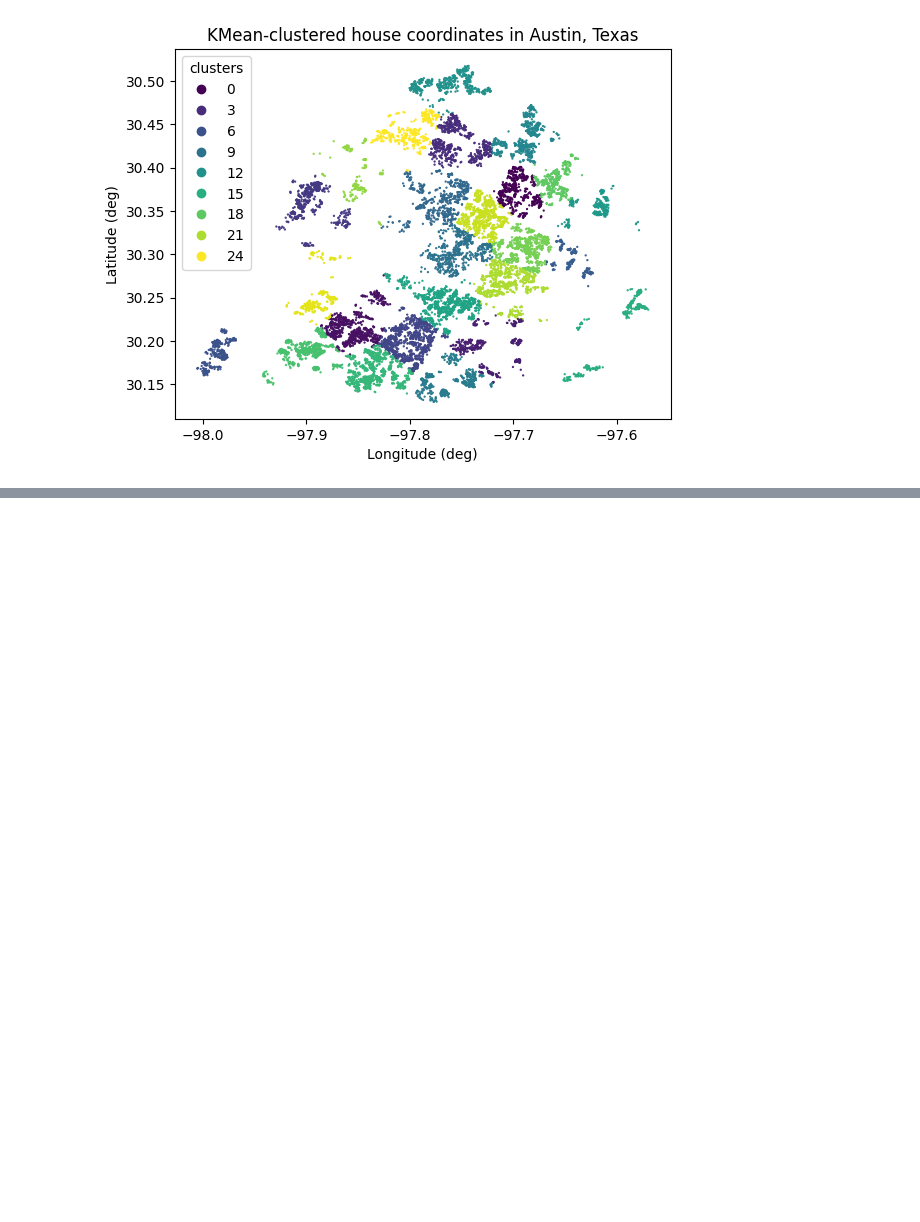
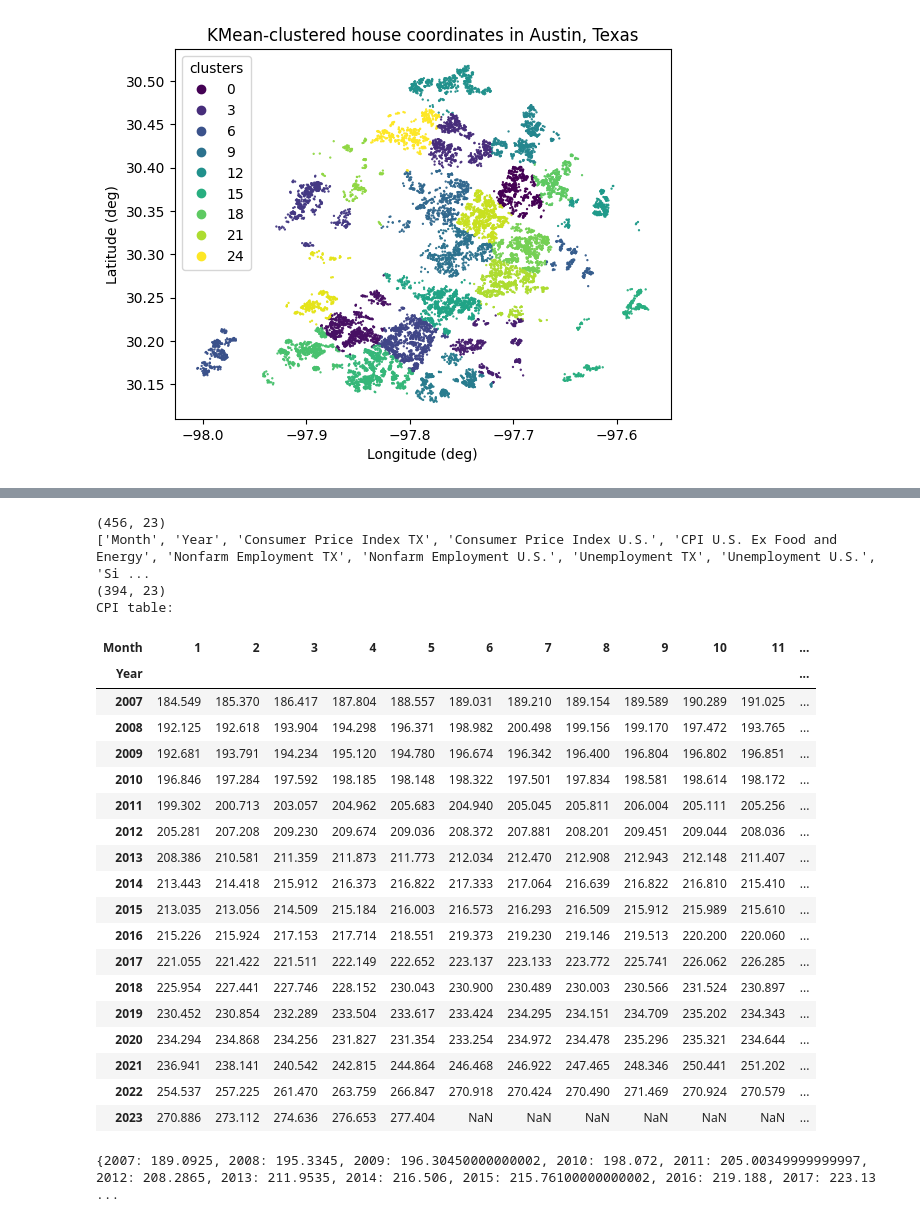
Before and after one commit to catherinechia/deeplearning-multimodal-neural-network, a Jupyter notebook: src/preprocessing_tabular.ipynb, the cells around one changed output, grey strips where cells are left out. Drawn from its saved outputs; the diff is of its cells as text; code cells hidden in the pictures; blank space fills up the shorter version.

```diff
--- a/src/preprocessing.ipynb
+++ b/src/preprocessing_tabular.ipynb
@@ -228,0 +246,65 @@ https://data.austintexas.gov/browse
+# %%
+#Import tabular dataset and a brief inspection
+df_CPI = pd.read_csv('data/key_economic_indicators.csv')
+print(df_CPI.shape)
+print(list(df_CPI.columns), )
+
+#Dropna for empty CPI rows
+df_CPI = df_CPI.dropna(subset=['Consumer Price Index TX'], axis=0)
+print(df_CPI.shape)
+
+#Pivot table to get average CPI per year
+df_CPI_pivot = pd.pivot_table(df_CPI, values='Consumer Price Index TX', index=['Year'], columns=['Month'])
+
+#Inspect CPI table
+print("CPI table:")
+df_CPI_pivot
+# %% [output]
+(456, 23)
+['Month', 'Year', 'Consumer Price Index TX', 'Consumer Price Index U.S.', 'CPI U.S. Ex Food and Energy', 'Nonfarm Employment TX', 'Nonfarm Employment U.S.', 'Unemployment TX', 'Unemployment U.S.', 'Si ...
+(394, 23)
+CPI table:
+| Month | 1 | 2 | 3 | 4 | 5 | 6 | 7 | 8 | 9 | 10 | 11 | ... |
+| Year |  |  |  |  |  |  |  |  |  |  |  | ... |
+| 2007 | 184.549 | 185.370 | 186.417 | 187.804 | 188.557 | 189.031 | 189.210 | 189.154 | 189.589 | 190.289 | 191.025 | ... |
+| 2008 | 192.125 | 192.618 | 193.904 | 194.298 | 196.371 | 198.982 | 200.498 | 199.156 | 199.170 | 197.472 | 193.765 | ... |
+| 2009 | 192.681 | 193.791 | 194.234 | 195.120 | 194.780 | 196.674 | 196.342 | 196.400 | 196.804 | 196.802 | 196.851 | ... |
+| 2010 | 196.846 | 197.284 | 197.592 | 198.185 | 198.148 | 198.322 | 197.501 | 197.834 | 198.581 | 198.614 | 198.172 | ... |
+| 2011 | 199.302 | 200.713 | 203.057 | 204.962 | 205.683 | 204.940 | 205.045 | 205.811 | 206.004 | 205.111 | 205.256 | ... |
+| 2012 | 205.281 | 207.208 | 209.230 | 209.674 | 209.036 | 208.372 | 207.881 | 208.201 | 209.451 | 209.044 | 208.036 | ... |
+| 2013 | 208.386 | 210.581 | 211.359 | 211.873 | 211.773 | 212.034 | 212.470 | 212.908 | 212.943 | 212.148 | 211.407 | ... |
+| 2014 | 213.443 | 214.418 | 215.912 | 216.373 | 216.822 | 217.333 | 217.064 | 216.639 | 216.822 | 216.810 | 215.410 | ... |
+| 2015 | 213.035 | 213.056 | 214.509 | 215.184 | 216.003 | 216.573 | 216.293 | 216.509 | 215.912 | 215.989 | 215.610 | ... |
+| 2016 | 215.226 | 215.924 | 217.153 | 217.714 | 218.551 | 219.373 | 219.230 | 219.146 | 219.513 | 220.200 | 220.060 | ... |
+| 2017 | 221.055 | 221.422 | 221.511 | 222.149 | 222.652 | 223.137 | 223.133 | 223.772 | 225.741 | 226.062 | 226.285 | ... |
+| 2018 | 225.954 | 227.441 | 227.746 | 228.152 | 230.043 | 230.900 | 230.489 | 230.003 | 230.566 | 231.524 | 230.897 | ... |
+| 2019 | 230.452 | 230.854 | 232.289 | 233.504 | 233.617 | 233.424 | 234.295 | 234.151 | 234.709 | 235.202 | 234.343 | ... |
+| 2020 | 234.294 | 234.868 | 234.256 | 231.827 | 231.354 | 233.254 | 234.972 | 234.478 | 235.296 | 235.321 | 234.644 | ... |
+| 2021 | 236.941 | 238.141 | 240.542 | 242.815 | 244.864 | 246.468 | 246.922 | 247.465 | 248.346 | 250.441 | 251.202 | ... |
+| 2022 | 254.537 | 257.225 | 261.470 | 263.759 | 266.847 | 270.918 | 270.424 | 270.490 | 271.469 | 270.924 | 270.579 | ... |
+| 2023 | 270.886 | 273.112 | 274.636 | 276.653 | 277.404 | NaN | NaN | NaN | NaN | NaN | NaN | ... |
+# %%
+#The Shapiro-Wilk test tests the null hypothesis that the data was drawn from a normal distribution.
+from scipy import stats
+
+def statistic(x):
+    return stats.shapiro(x).pvalue
+
+l_normality = []
+for index, row in df_CPI_pivot.iterrows():
+    l_normality.append(statistic(row))
+
+#Check if there is at least one element with significant pvalue (reject null hypothesis of being normally distributed)
+#Apply median as average if not all rows are normally distributed, otherwise use mean
+alpha = 0.05
+if all(num > alpha for num in l_normality): #greater than alpha = not significant
+    df_CPI_pivot['ave_CPI'] = df_CPI_pivot.mean(axis=1)
+else:
+    df_CPI_pivot['ave_CPI'] = df_CPI_pivot.median(axis=1)
+
+#Drop unused columns and made it a dictionary
+df_CPI_ave = df_CPI_pivot[['ave_CPI']]
+d_CPI_ave = df_CPI_ave['ave_CPI'].to_dict()
+print(d_CPI_ave)
+# %% [output]
+{2007: 189.0925, 2008: 195.3345, 2009: 196.30450000000002, 2010: 198.072, 2011: 205.00349999999997, 2012: 208.2865, 2013: 211.9535, 2014: 216.506, 2015: 215.76100000000002, 2016: 219.188, 2017: 223.13 ...
```
Also changed, not shown: parts of 6 cells of this notebook, 1 other file.
